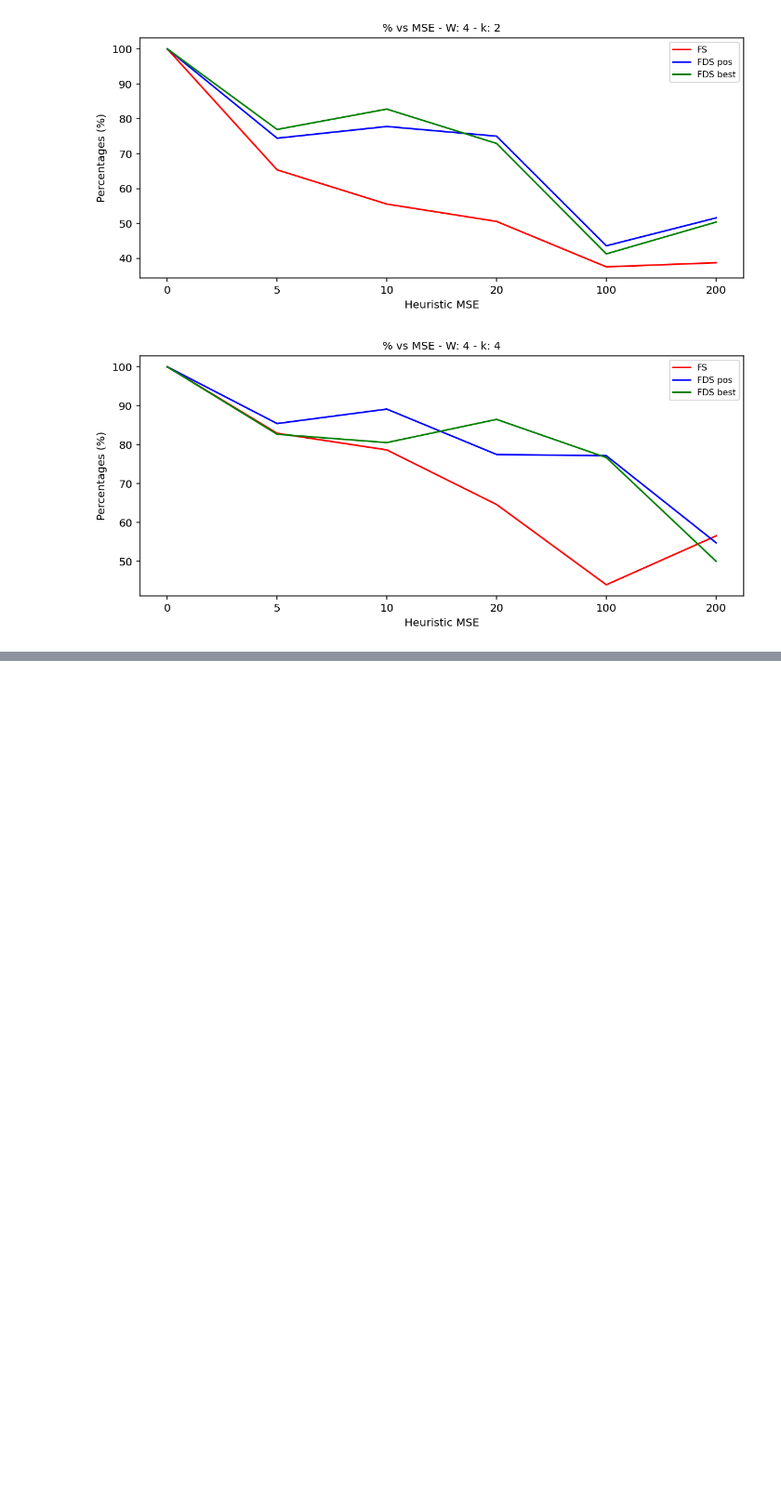
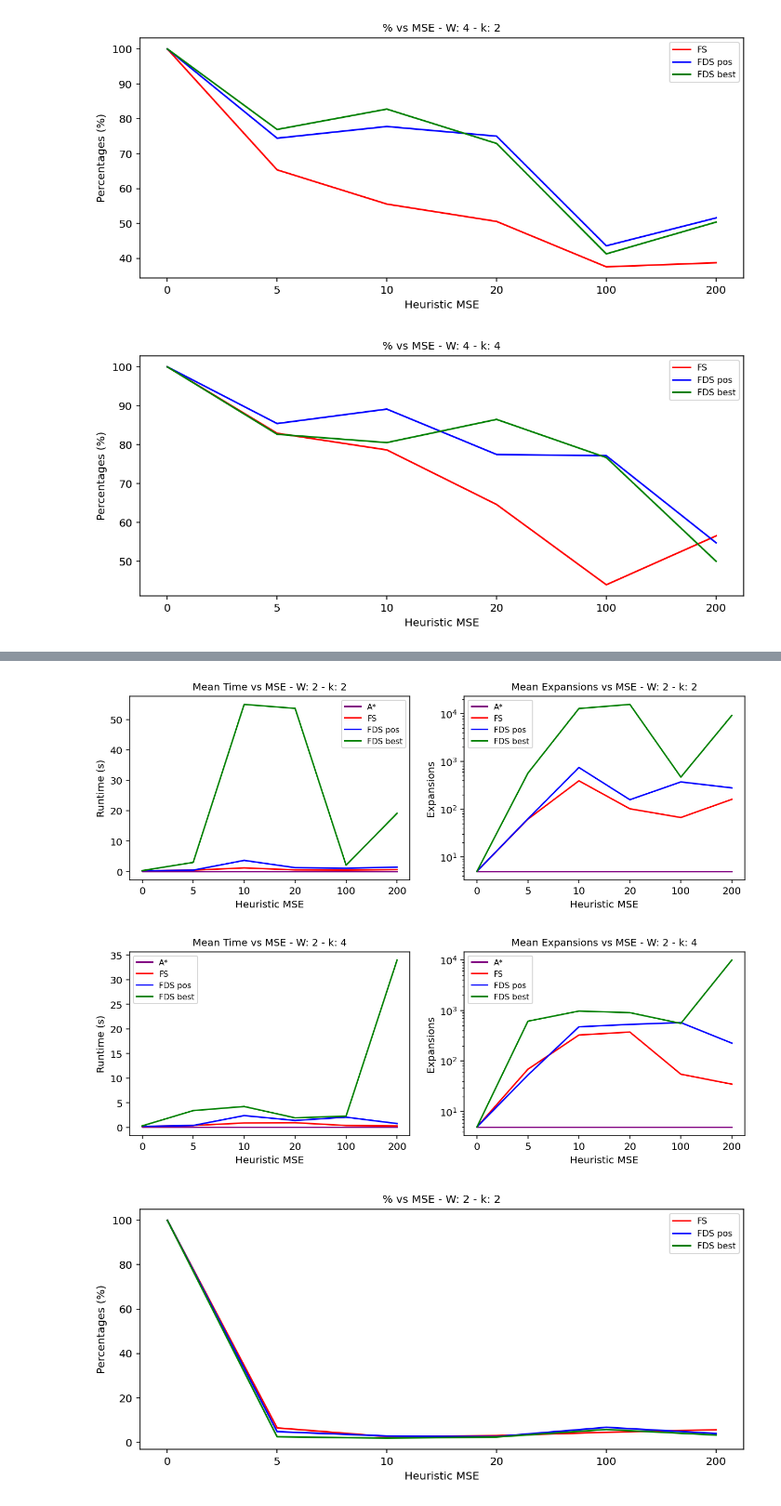
Before and after one commit to anais-mv/ipre-anais, a Jupyter notebook: gráficos nuevo.ipynb, the cells around one changed output, grey strips where cells are left out. Shown at 93% size. Drawn from its saved outputs; the diff is of its cells as text; code cells hidden in the pictures; blank space fills up the shorter version.

```diff
--- a/gráficos nuevo.ipynb
+++ b/gráficos nuevo.ipynb
@@ -178,0 +196,6 @@ graficar_k(astar3, fs3_k2, fs3_k4, pos3_k2, pos3_k4, best3_k2, best3_k4, 4, True
+# %%
+graficar_k(astar4, fs4_k2, fs4_k4, pos4_k2, pos4_k4, best4_k2, best4_k4, 2, True)
+# %% [output]
+[figure, added]
+[figure, added]
+[figure, added]
```
Also changed, not shown: parts of 15 cells of this notebook, 7 other files.
